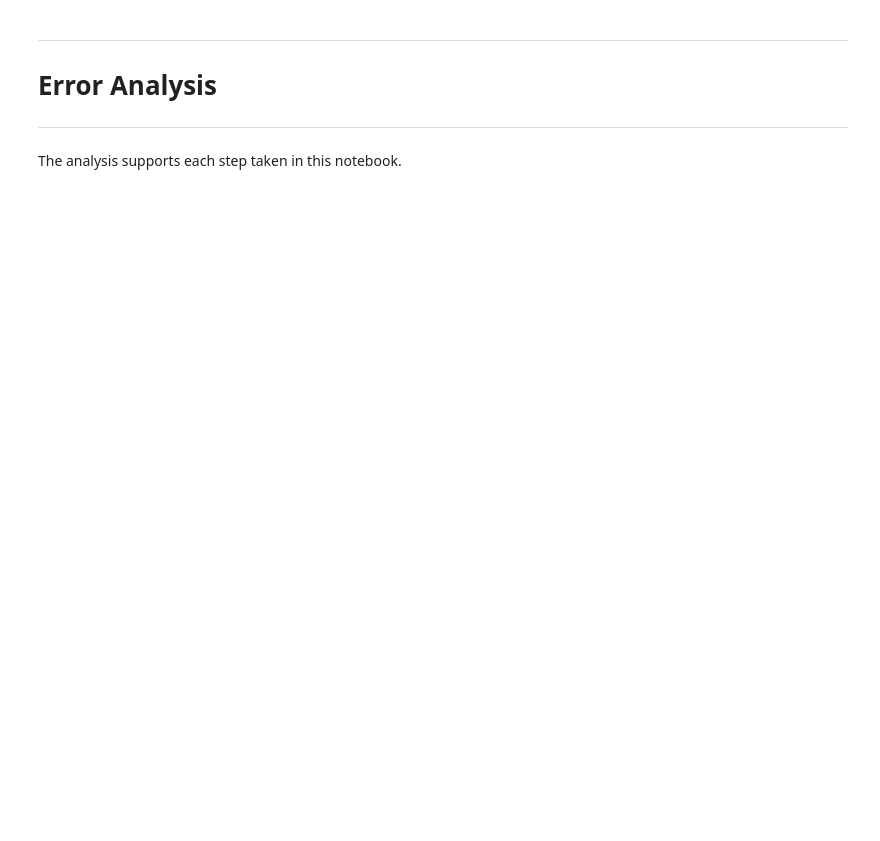
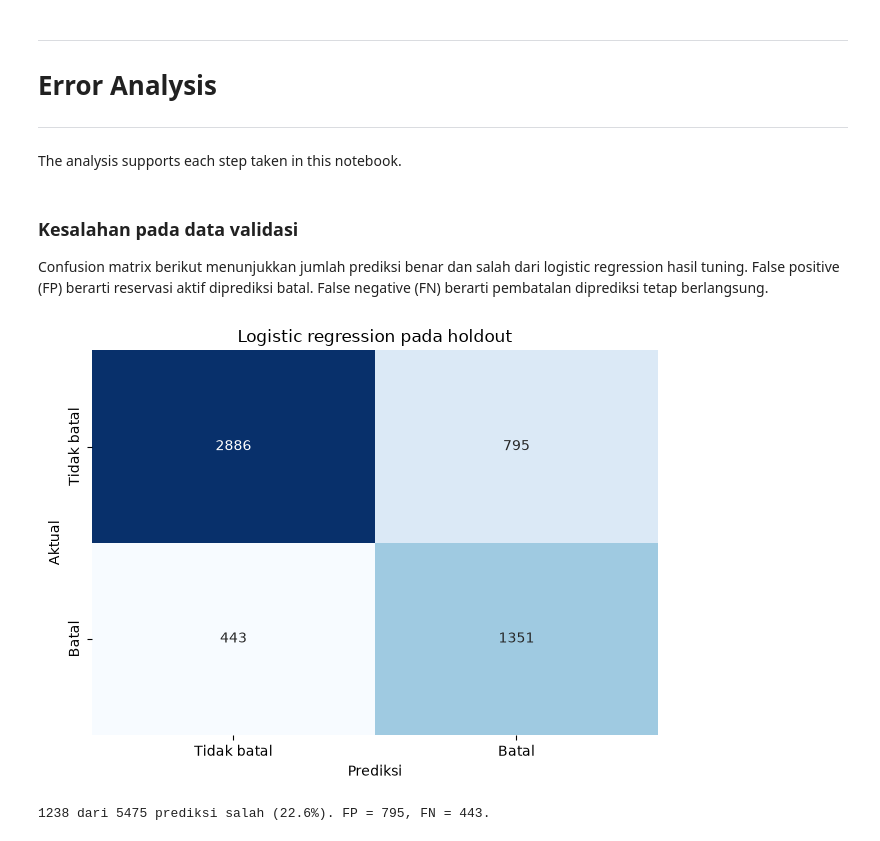
Before and after one commit to Hagon47/IF3170_G24_AyamNutellaBear, a Jupyter notebook: src/notebook/notebook.ipynb, the cells around one changed output. Saved outputs shown, nothing was run; the diff lists cells and outputs as text; code cells hidden in the pictures; blank space fills up the shorter version.

```diff
--- a/src/notebook/notebook.ipynb
+++ b/src/notebook/notebook.ipynb
@@ -1075,0 +1300,30 @@ This part covers hyperparameter tuning, cross-validation, and further visualizat
+# %%
+tuned_lr_models = {}
+tuned_lr_thresholds = {}
+lr_tuning_rows = []
+
+for penalty in lr_models:
+    penalty_scores = cv_summary.loc[penalty]
+    lmda, threshold = penalty_scores.idxmax()
+    model = LogisticRegression(penalty=penalty, lmda=lmda, **lr_options)
+    model.fit(X_train_a, y_train_a)
+    pred = model.predict(X_val_a, threshold=threshold)
+
+    tuned_lr_models[penalty] = model
+    tuned_lr_thresholds[penalty] = threshold
+    lr_tuning_rows.append({
+        'Penalti': penalty,
+        'Lambda': lmda,
+        'Ambang': threshold,
+        'F1 K-Fold': penalty_scores.max(),
+        'F1 holdout': f1_score(y_val, pred, zero_division=0),
+    })
+
+lr_tuning = pd.DataFrame(lr_tuning_rows).set_index('Penalti')
+best_penalty = lr_tuning['F1 K-Fold'].idxmax()
+tuned_lr = tuned_lr_models[best_penalty]
+best_threshold = tuned_lr_thresholds[best_penalty]
+val_prob_lr = tuned_lr.probability(X_val_a)
+tuned_pred_lr = tuned_lr.predict(X_val_a, threshold=best_threshold)
+print('Penalti terpilih berdasarkan K-Fold:', best_penalty)
+lr_tuning.round(4)
@@ -1113,3 +1503,23 @@ The final pipeline and model are fitted on the original training set, and the te
 ---
 # %% [markdown]
 The analysis supports each step taken in this notebook.
+# %% [markdown]
+### Kesalahan pada data validasi
+
+Confusion matrix berikut menunjukkan jumlah prediksi benar dan salah dari logistic regression hasil tuning. False positive (FP) berarti reservasi aktif diprediksi batal. False negative (FN) berarti pembatalan diprediksi tetap berlangsung.
+# %%
+from sklearn.metrics import confusion_matrix
+
+matrix = confusion_matrix(y_val, tuned_pred_lr, labels=[0, 1])
+sns.heatmap(matrix, annot=True, fmt='d', cmap='Blues', cbar=False,
+            xticklabels=['Tidak batal', 'Batal'], yticklabels=['Tidak batal', 'Batal'])
+plt.xlabel('Prediksi')
+plt.ylabel('Aktual')
+plt.title('Logistic regression pada holdout')
+plt.tight_layout()
+plt.show()
+tn, fp, fn, tp = matrix.ravel()
+print(f'{fp + fn} dari {len(y_val)} prediksi salah ({(fp + fn) / len(y_val):.1%}). FP = {fp}, FN = {fn}.')
+# %% [output]
+[figure, added]
+1238 dari 5475 prediksi salah (22.6%). FP = 795, FN = 443.
```
Also changed, not shown: parts of 55 cells of this notebook, 1 other file.
